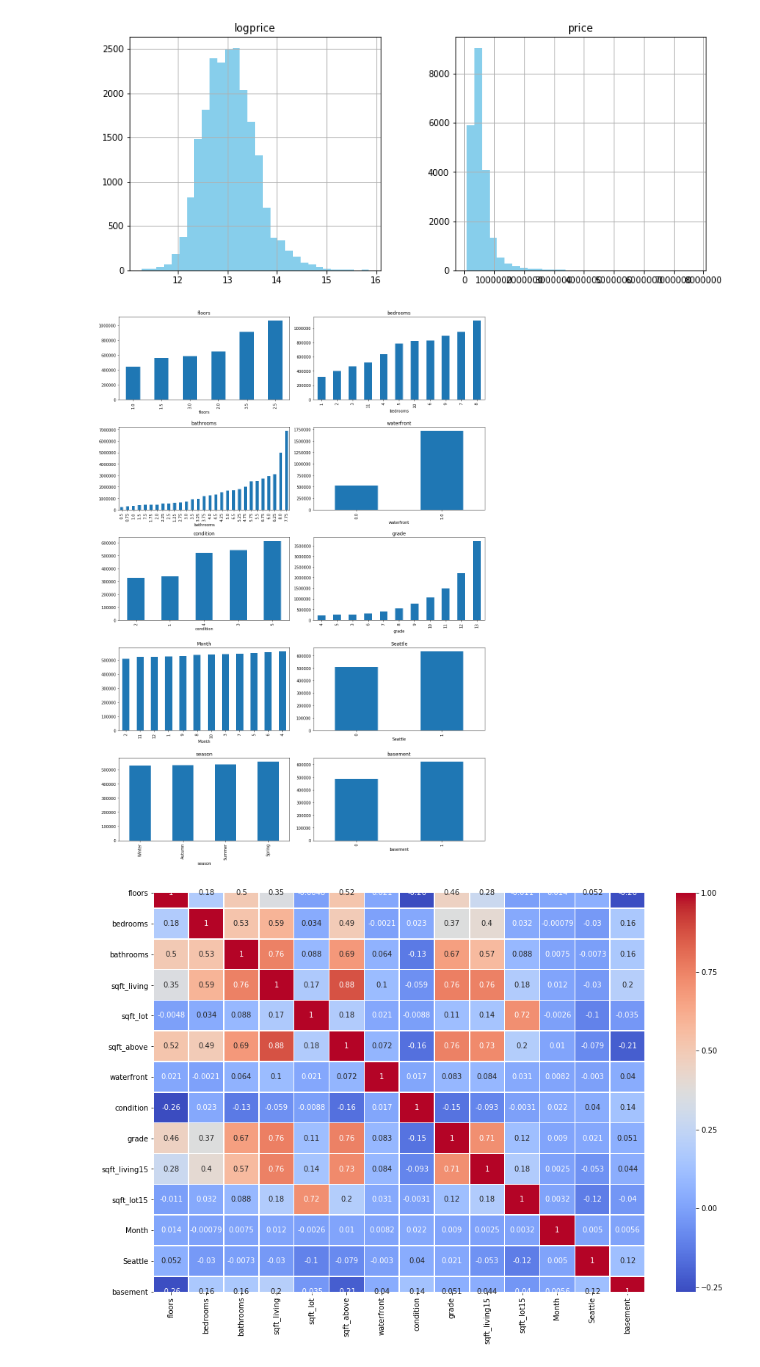
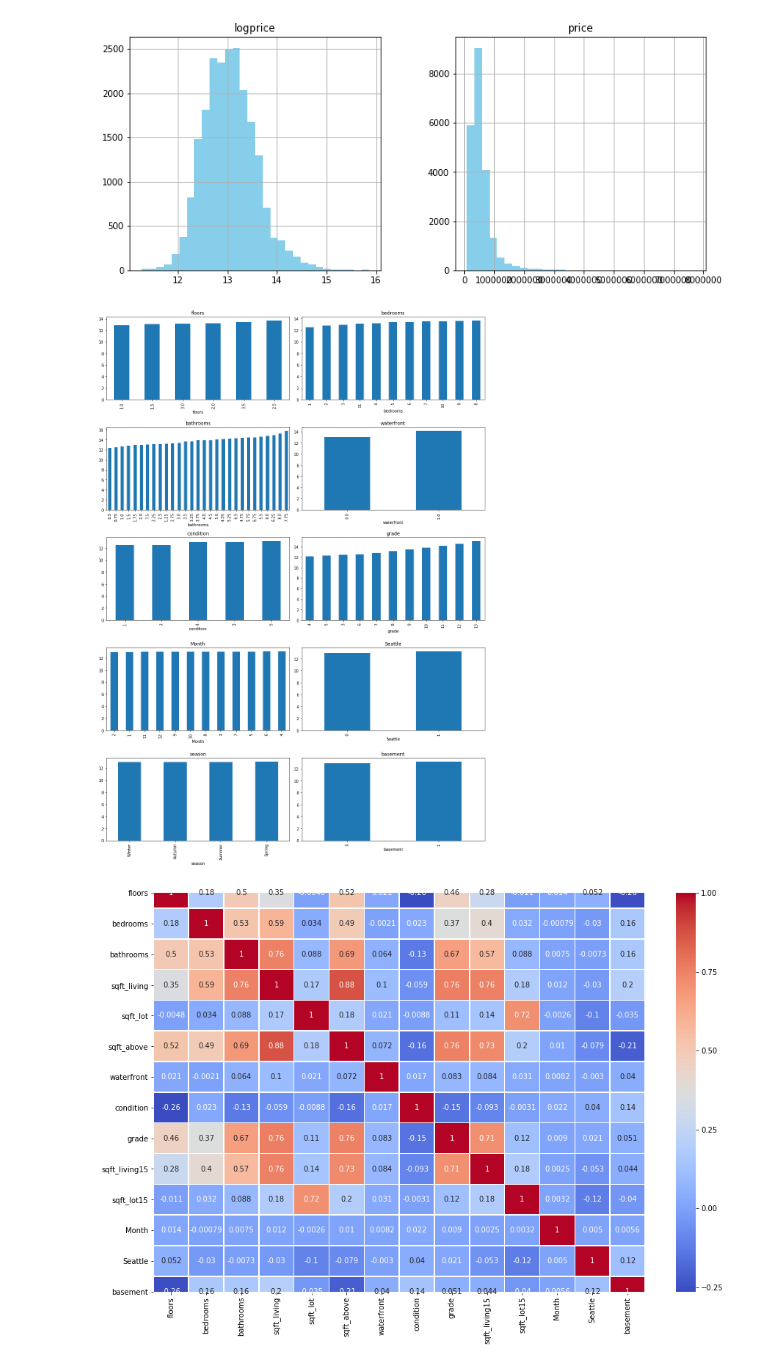
Before and after one commit to aradaha/dsc-mod-2-project-v2-1-onl01-dtsc-ft-030220, a Jupyter notebook: student.ipynb, the cells around one changed output. Cells and saved outputs as stored; diff of their text form; code cells hidden in the pictures.

```diff
--- a/student.ipynb
+++ b/student.ipynb
@@ -257,14 +257,14 @@ df[['price', 'logprice']].hist(figsize=(12,5),bins=30,color = "skyblue");
 # %%
 fig, axes = plt.subplots(nrows=5, ncols=2, figsize=(14,20))
 
 for column, ax in zip(variables, axes.flatten()):
-    (df.groupby(column).mean()['price'].sort_values().plot.bar(ax=ax))
+    (df.groupby(column).mean()['logprice'].sort_values().plot.bar(ax=ax))
 
     ax.set_title(column)
 
 fig.tight_layout()
 # %% [output]
-[figure, old version]
+[figure, new version]
 # %%
 variables = ['floors', 'bedrooms', 'bathrooms', 'sqft_living','sqft_lot', 'sqft_above', 'waterfront','condition','grade','sqft_living15','sqft_lot15','Month','Seattle','season','basement']
 fig, ax = plt.subplots(figsize=(15,10))
```
Also changed, not shown: parts of 20 cells of this notebook.
